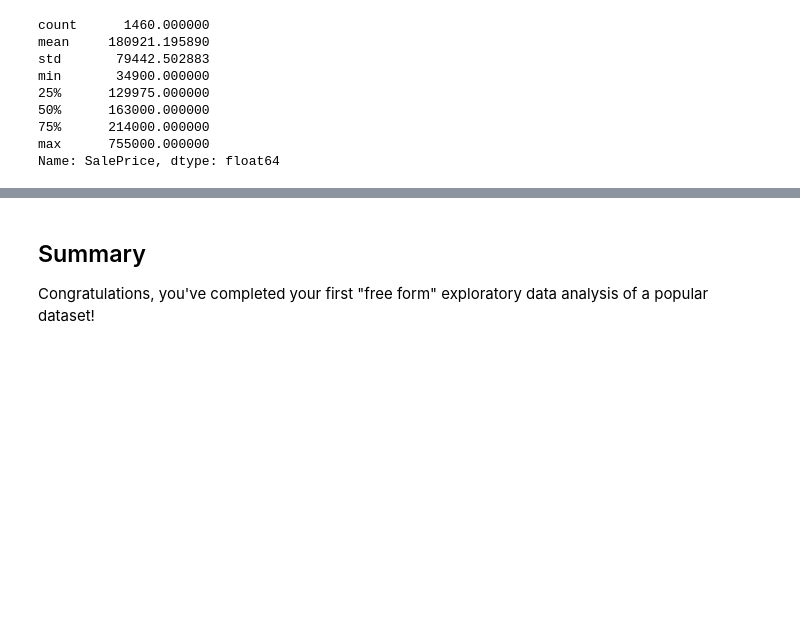
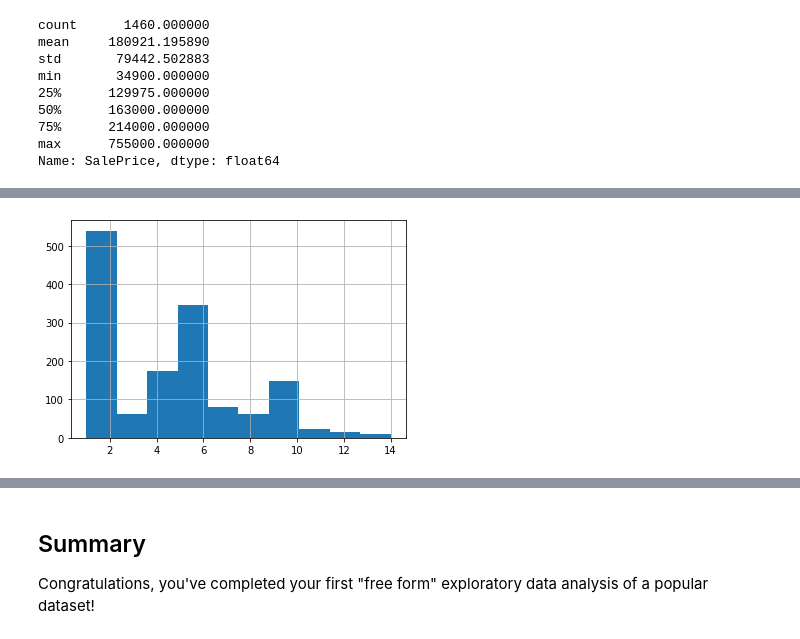
Before and after one commit to cristinamtown/dsc-project-eda-with-pandas-onl01-dtsc-pt-041320, a Jupyter notebook: index.ipynb, the cells around one changed output, grey strips where cells are left out. Drawn from its saved outputs; the diff is of its cells as text; code cells hidden in the pictures; blank space fills up the shorter version.

```diff
--- a/index.ipynb
+++ b/index.ipynb
@@ -192,2 +176,7 @@ Text(0.7, 755000, 'True Maximum: 755000.00')
 # %%
 # Perform an Exploration of home values by age
+df['Age_in_2020'] = 2020 - df['YearBuilt']
+df['Age_in_Decades'] = df.Age_in_2020 // 10
+ax = df['Age_in_Decades'].hist()
+# %% [output]
+[figure, added]
```
Also changed, not shown: parts of 11 cells of this notebook.
